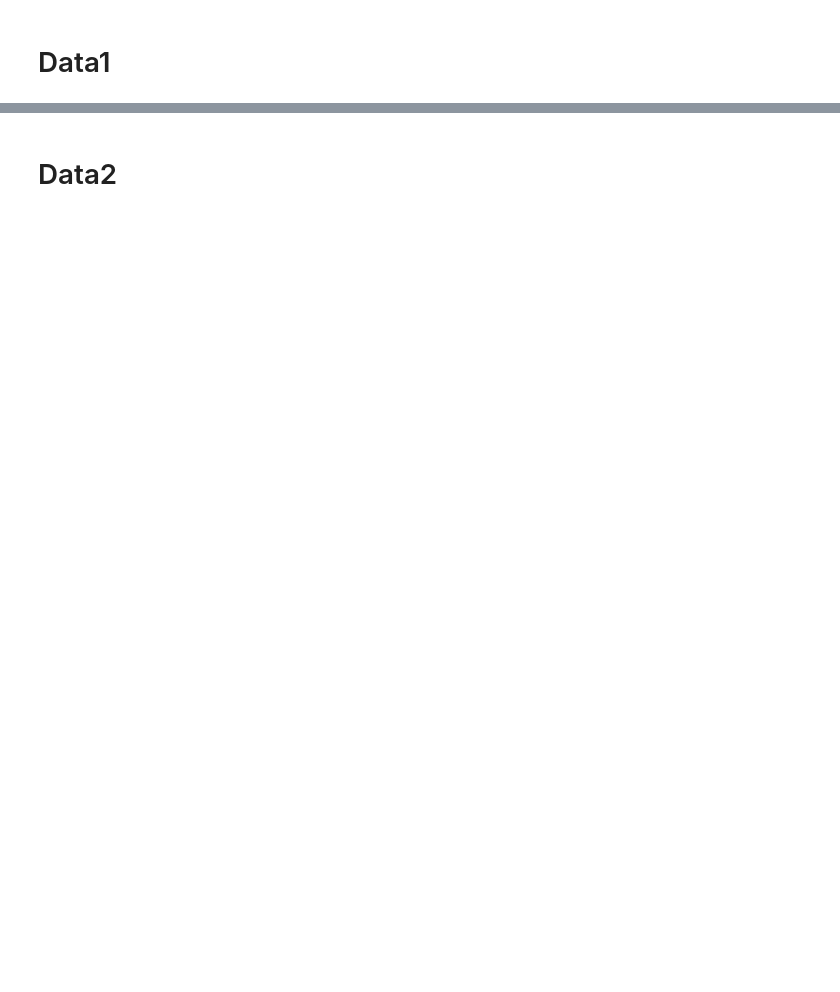
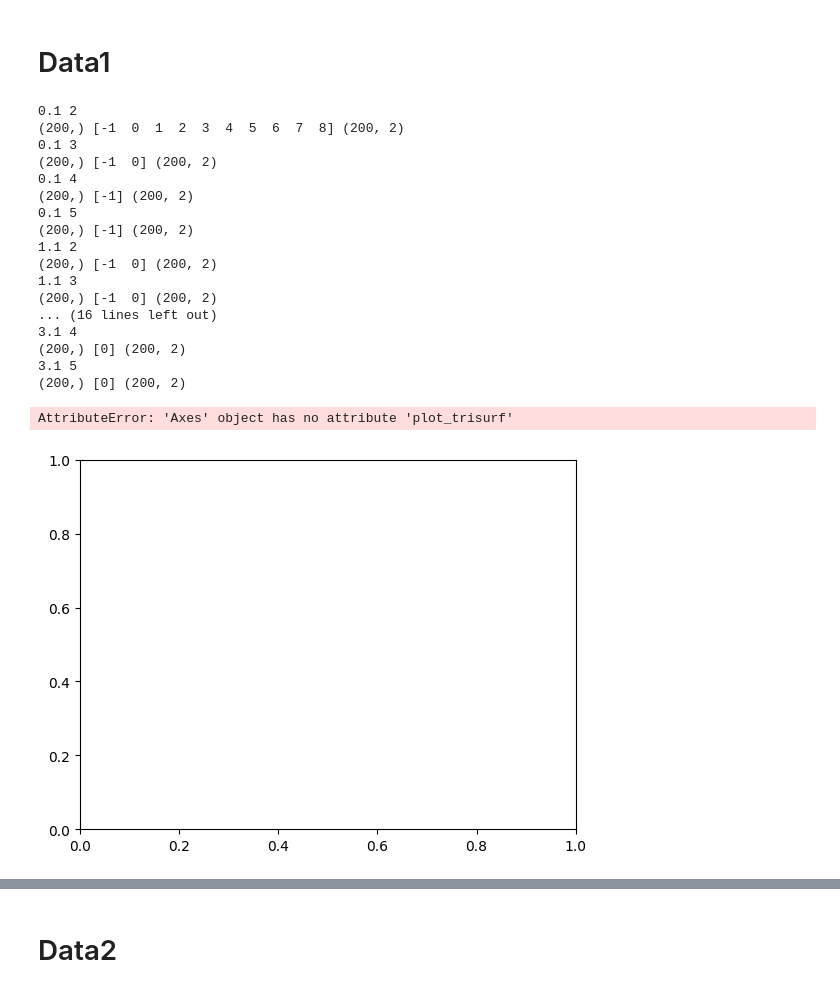
Before and after one commit to MikeTsvirkunov/Maching_Learning_Teach, a Jupyter notebook: Laba6/DBSCAN.ipynb, the cells around one changed output, grey strips where cells are left out. Saved outputs shown, nothing was run; the diff lists cells and outputs as text; code cells hidden in the pictures; blank space fills up the shorter version.

```diff
--- a/Laba6/DBSCAN.ipynb
+++ b/Laba6/DBSCAN.ipynb
@@ -18,3 +19,55 @@ from joblib import dump
 data1 = pd.read_csv('../Data/DataLaba6/data1.csv')
 x1 = (data1.drop('class', axis=1)).to_numpy()
 y1 = data1['class'].to_numpy()
+# %%
+from mpl_toolkits.mplot3d import Axes3D
+import matplotlib.pyplot as plt
+from matplotlib import cm
+from matplotlib.ticker import LinearLocator, FormatStrFormatter
+import numpy as np
+from matplotlib.ticker import PercentFormatter
+
+fig = plt.figure()
+ax = fig.gca()
+
+
+# Z = []
+eps = np.arange(.1, max(x1.std(axis=0)))
+min_samples = np.arange(2, eps.shape[0]+2)
+# for x in eps:
+#     for y in min_samples:
+#         print(x, y)
+#         k = DBSCAN(eps=x, min_samples=y).fit_predict(x1)
+#         print(k.shape, np.unique(k), x1.shape)
+#         Z.append(silhouette_score(x1, k) if np.unique(k).shape[0] > 1 else -10)
+
+X, Y = np.meshgrid(eps, min_samples)
+Z = []
+ax.plot_trisurf(eps, min_samples, np.array(Z),
+                       linewidth=0, antialiased=True)
+
+
+# ax.zaxis.set_major_locator(LinearLocator(10))
+# ax.zaxis.set_major_formatter(FormatStrFormatter('%.02f'))
+# ax.view_init(30, 210)
+plt.show()
+# %% [output]
+0.1 2
+(200,) [-1  0  1  2  3  4  5  6  7  8] (200, 2)
+0.1 3
+(200,) [-1  0] (200, 2)
+0.1 4
+(200,) [-1] (200, 2)
+0.1 5
+(200,) [-1] (200, 2)
+1.1 2
+(200,) [-1  0] (200, 2)
+1.1 3
+(200,) [-1  0] (200, 2)
+... (16 lines left out)
+3.1 4
+(200,) [0] (200, 2)
+3.1 5
+(200,) [0] (200, 2)
+AttributeError: 'Axes' object has no attribute 'plot_trisurf'
+[figure, added]
```
Also changed, not shown: parts of 10 cells of this notebook, 11 other files.
